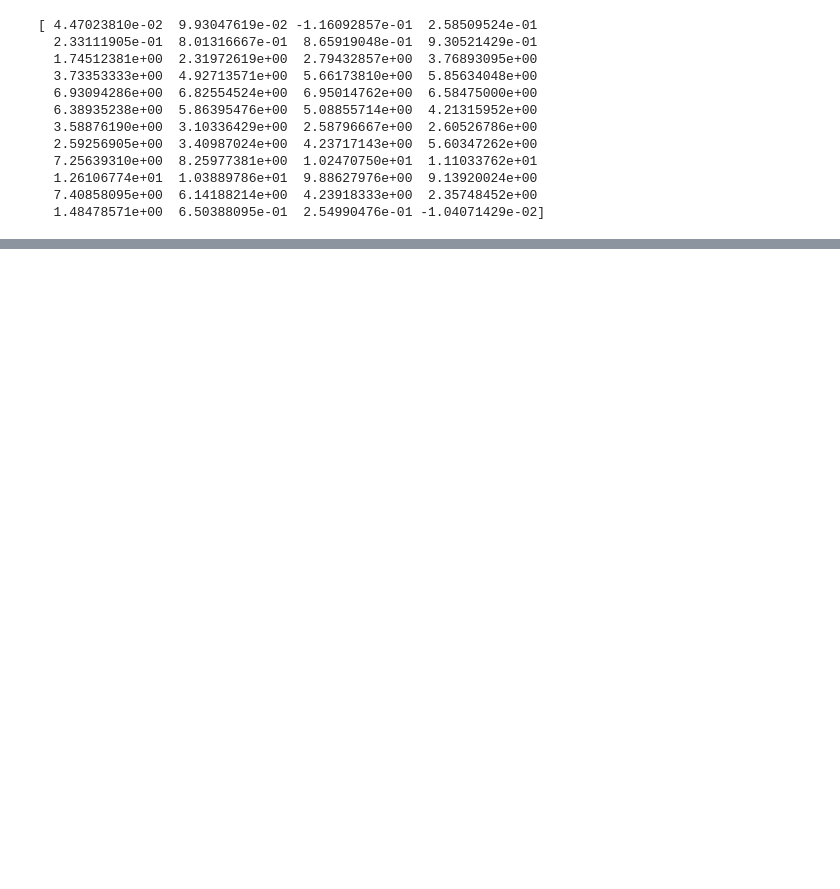
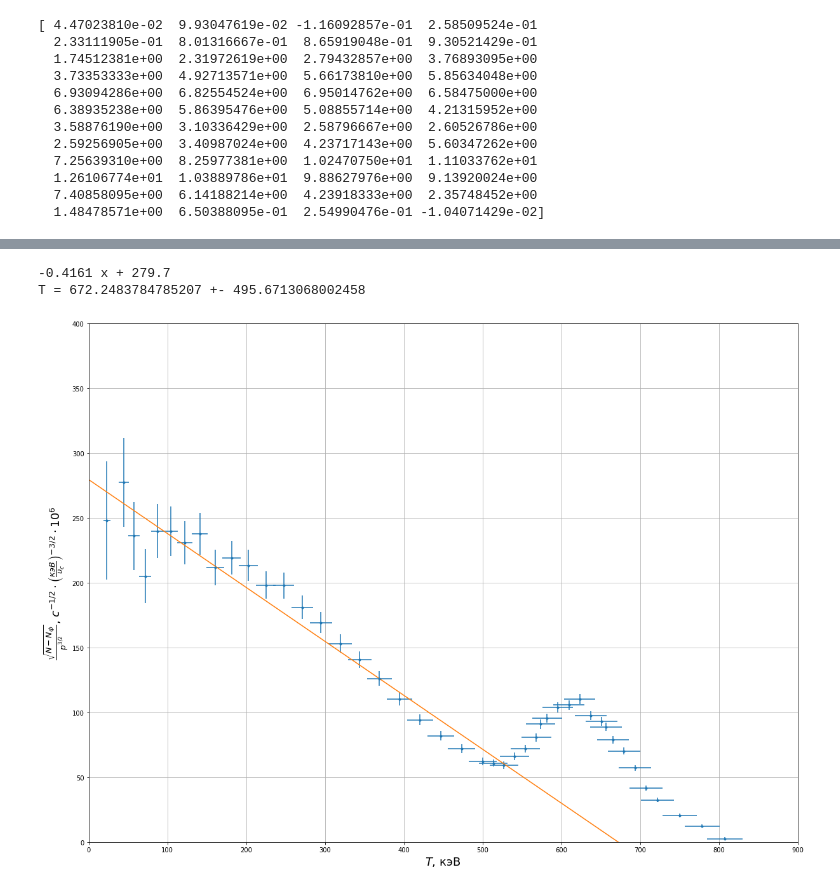
Before and after one commit to 106-inc/PhysLabV, a Jupyter notebook: 4.2/main.ipynb, the cells around one changed output, grey strips where cells are left out. Drawn from its saved outputs; the diff is of its cells as text; code cells hidden in the pictures; blank space fills up the shorter version.

```diff
--- a/4.2/main.ipynb
+++ b/4.2/main.ipynb
@@ -73,6 +65,8 @@ pc = 1013.5 # kEv
 c = 3e8
 me = 9.1e-31
 
-k = pc / (c * I[argmaxN_min_N_b])
-k
+e = 1.6e-19
+k = pc / I[argmaxN_min_N_b]  # keV / A
+dk = np.sqrt((0.05 / I[argmaxN_min_N_b])**2 + (pc * 0.05 / I[argmaxN_min_N_b]**2)**2)
+print(f"k = {k} +- {dk}")
 # %% [output]
@@ -90,0 +74,70 @@ plt.plot(E, yax)
+# %%
+Ecalm = me * c**2 * 1e-3 / e # keV
+dEcalm = 0.1
+E = np.sqrt((k * I)**2 + Ecalm**2) - Ecalm
+
+
+yax = np.sqrt(np.abs(N_min_N_b) / (k * I)**3) * 1e6
+dE = np.sqrt(
+        (Ecalm / np.sqrt((k * I)**2 + Ecalm**2)- 1 )**2 * dEcalm **2 +
+        (k * I**2 / np.sqrt((k * I)**2 + Ecalm**2))**2 * dk **2 +
+        (k**2 * I / np.sqrt((k * I)**2 + Ecalm**2))**2 * dI **2
+)
+dyax = np.sqrt(
+        (1 / (2 * yax * 1e-6) * 3 * np.abs(N_min_N_b) / (k * I)**4 * I)**2 * dk **2 +
+        (1 / (2 * yax * 1e-6) * 3 * np.abs(N_min_N_b) / (k * I)**4 * k)**2 * dI **2 +
+        (1 / (2 * yax * 1e-6) * 1 / (k * I)**3)**2 * sigmaN_min_N_b **2
+) * 1e6
+
+
+plt.figure(figsize=(20, 15))
+# exp plot
+plt.ylim((0, 400))
+plt.xlim((0, 900))
+plt.errorbar(E[4:], yax[4:], xerr=dE[4:], yerr=dyax[4:], marker=".", ls="")
+plt.xlabel("$T$, кэВ", fontsize=FONTSZ)
+ylbl = "$\\frac{\\sqrt{N - N_ф}}{p^{3/2}}$, $с^{-1/2} \\cdot \
+        \\left(\\frac{кэВ}{\\upsilon_c}\\right)^{-3/2} \cdot 10^6$"
+plt.ylabel(ylbl, fontsize=FONTSZ)
+
+# trend  line
+E = E[2:]
+dE = dE[2:]
+yax = yax[2:]
+dyax = dyax[2:]
+dI = 0.05
+trend = np.poly1d(np.polyfit(E[2:-20], yax[2:-20], 1))
+xax = np.linspace(0, 700, num=1000)
+plt.plot(xax, trend(xax))
+
+# enable grind
+plt.grid()
+
+print(trend)
+T_max = trend[0] / - trend[1]
+a = trend[1]
+b = trend[0]
+da = 1/np.sqrt(len(E[2:-20])) * np.sqrt(
+        (np.mean(yax[2:-20]**2) - np.mean(yax[2:-20])**2) /
+        (np.mean(E[2:-20]**2) - np.mean(E[2:-20])**2)
+        - a**2
+)
+db = da * np.sqrt(np.mean(E[2:-20]**2))
+dd = np.mean(
+        np.sqrt(
+                (dyax[2:-20] / E[2:-20])**2 +
+                (yax[2:-20] * dE[2:-20] / E[2:-20]**2)**2
+        )
+)
+da = np.sqrt(da**2 + dd**2)
+db = np.mean(np.sqrt(
+        dyax[2:-20]**2 +
+        dE[2:-20]**2 * a**2 +
+        E[2:-20]**2 * da**2 + db**2
+))## y - ax
+dT = np.sqrt((db / a)**2 + (b * da / a**2)**2)
+print(f"T = {T_max} +- {dT}")
+# %% [output]
+-0.4161 x + 279.7
+T = 672.2483784785207 +- 495.6713068002458
+[figure, added]
```
Also changed, not shown: parts of 6 cells of this notebook.
